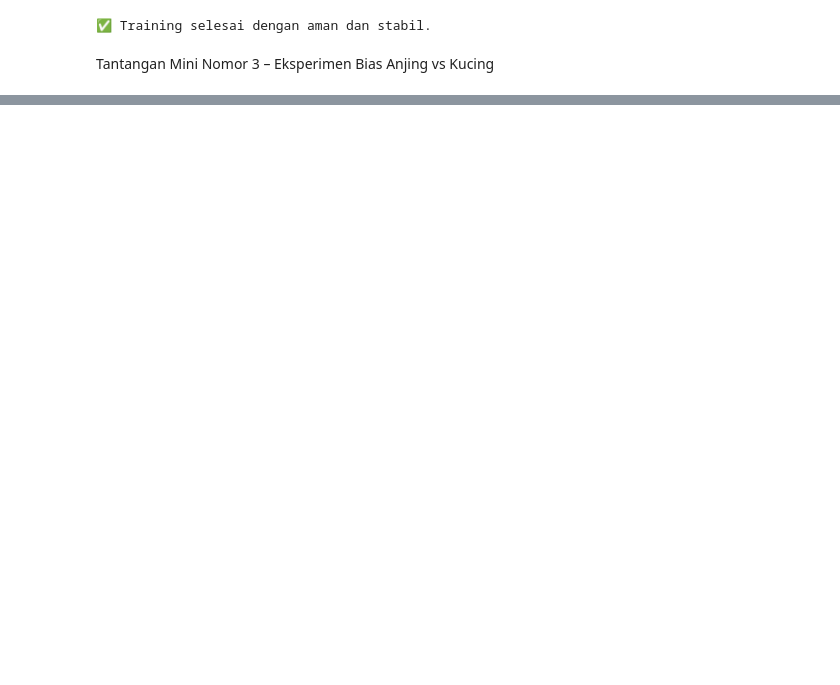
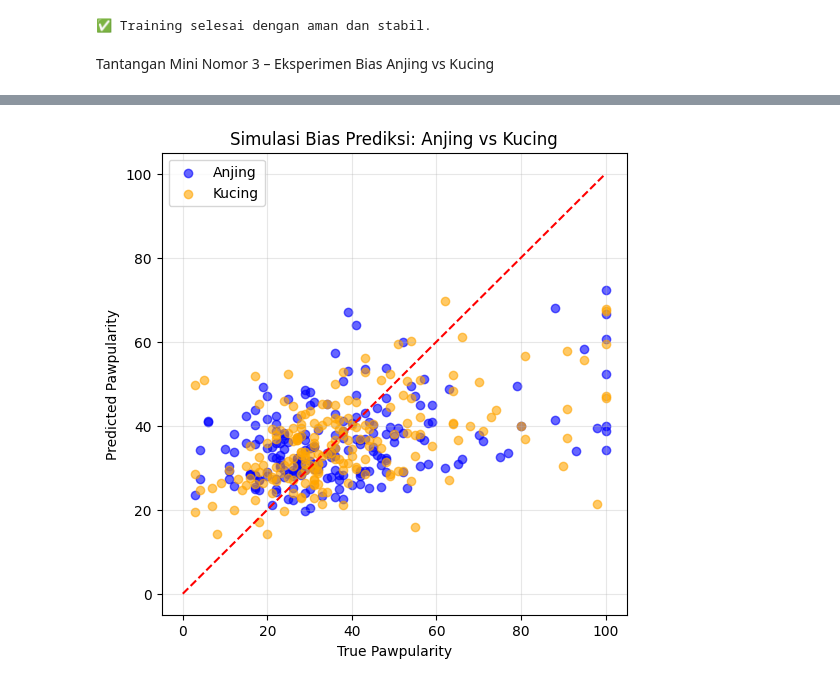
Before and after one commit to Oka05286/2025_CV_TI2C, a Jupyter notebook: Praktikum_03.ipynb, the cells around one changed output, grey strips where cells are left out. Saved outputs shown, nothing was run; the diff lists cells and outputs as text; code cells hidden in the pictures; blank space fills up the shorter version.

```diff
--- a/Praktikum_03.ipynb
+++ b/Praktikum_03.ipynb
@@ -1180,3 +1178,81 @@ R²   = 0.177
 ✅ Training selesai dengan aman dan stabil.
 # %% [markdown]
 Tantangan Mini Nomor 3 – Eksperimen Bias Anjing vs Kucing
+# %%
+# ============================================================
+# 🧩 Tantangan Mini 3 – Simulasi Bias Anjing vs Kucing (Dataset Pawpularity)
+# ============================================================
+import os, tensorflow as tf, numpy as np, pandas as pd
+from sklearn.metrics import mean_absolute_error, r2_score
+import matplotlib.pyplot as plt
+
+# 1️⃣ Pastikan model sudah ada
+try:
+    model
+    print("✅ Model EfficientNetB3 ditemukan di memori aktif.")
+except NameError:
+    raise RuntimeError("❌ Model belum ada. Jalankan dulu training EfficientNetB3 sebelum eksperimen ini.")
+
+# 2️⃣ Path dataset sesuai struktur kamu
+csv_path = '/content/paw/train.csv'
+img_dir  = '/content/paw/train'
+df = pd.read_csv(csv_path)
+df['path'] = df['Id'].apply(lambda x: os.path.join(img_dir, f"{x}.jpg"))
+
+print("✅ Jumlah data:", len(df))
+
+# 3️⃣ Tambahkan kolom spesies simulasi (anjing / kucing)
+np.random.seed(42)
+df['spesies'] = np.random.choice(['anjing', 'kucing'], size=len(df))
+print(df['spesies'].value_counts())
+
+# 4️⃣ Prediksi Pawpularity
+X_test, y_true, spesies = [], [], []
+
+for _, row in df.sample(400, random_state=42).iterrows():  # cukup 400 sampel agar cepat
+    if not os.path.exists(row['path']):
+        continue
+    img = tf.io.read_file(row['path'])
+    img = tf.image.decode_jpeg(img, channels=3)
+    img = tf.image.resize(img, (224, 224))
+    img = tf.cast(img, tf.float32) / 255.0
+    X_test.append(img.numpy())
+    y_true.append(row['Pawpularity'])
+    spesies.append(row['spesies'])
+
+X_test = np.array(X_test)
+y_true = np.array(y_true)
+y_pred = model.predict(X_test, verbose=0).ravel()
+
+df_eval = pd.DataFrame({
+    "True": y_true,
+    "Pred": y_pred,
+    "Spesies": spesies
+})
+
+# 5️⃣ Evaluasi per spesies
+for s in ['anjing', 'kucing']:
+    subset = df_eval[df_eval['Spesies'] == s]
+    mae = mean_absolute_error(subset['True'], subset['Pred'])
+    r2 = r2_score(subset['True'], subset['Pred'])
+    print(f"\n📊 Spesies: {s}")
+    print(f"  MAE = {mae:.2f}")
+    print(f"  R²  = {r2:.3f}")
+
+# 6️⃣ Visualisasi
+plt.figure(figsize=(6,6))
+plt.scatter(df_eval[df_eval['Spesies']=="anjing"]['True'],
+            df_eval[df_eval['Spesies']=="anjing"]['Pred'],
+            color='blue', label='Anjing', alpha=0.6)
+plt.scatter(df_eval[df_eval['Spesies']=="kucing"]['True'],
+            df_eval[df_eval['Spesies']=="kucing"]['Pred'],
+            color='orange', label='Kucing', alpha=0.6)
+lims = [0, 100]
+plt.plot(lims, lims, '--', color='red')
+plt.xlabel("True Pawpularity")
+plt.ylabel("Predicted Pawpularity")
+plt.title("Simulasi Bias Prediksi: Anjing vs Kucing")
+plt.legend()
+plt.grid(alpha=0.3)
+plt.show()
+# %% [output]
@@ -1182,0 +1273 @@ Tantangan Mini Nomor 3 – Eksperimen Bias Anjing vs Kucing
+[figure, added]
```
Also changed, not shown: parts of 5 cells of this notebook.
